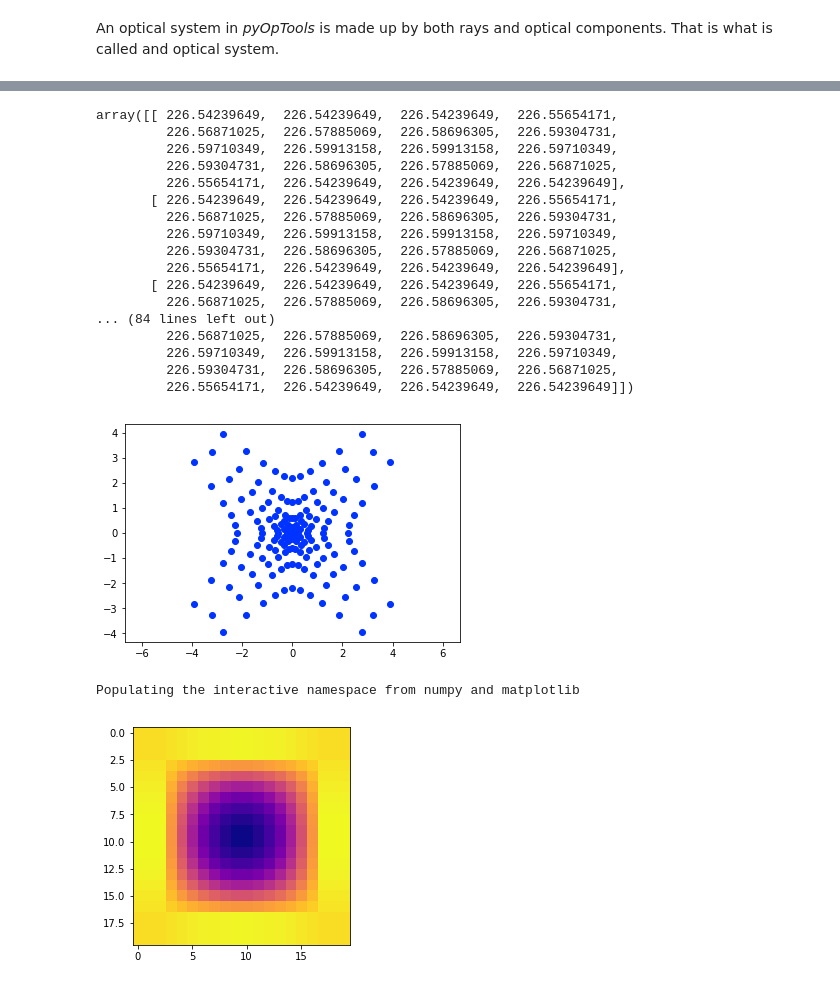
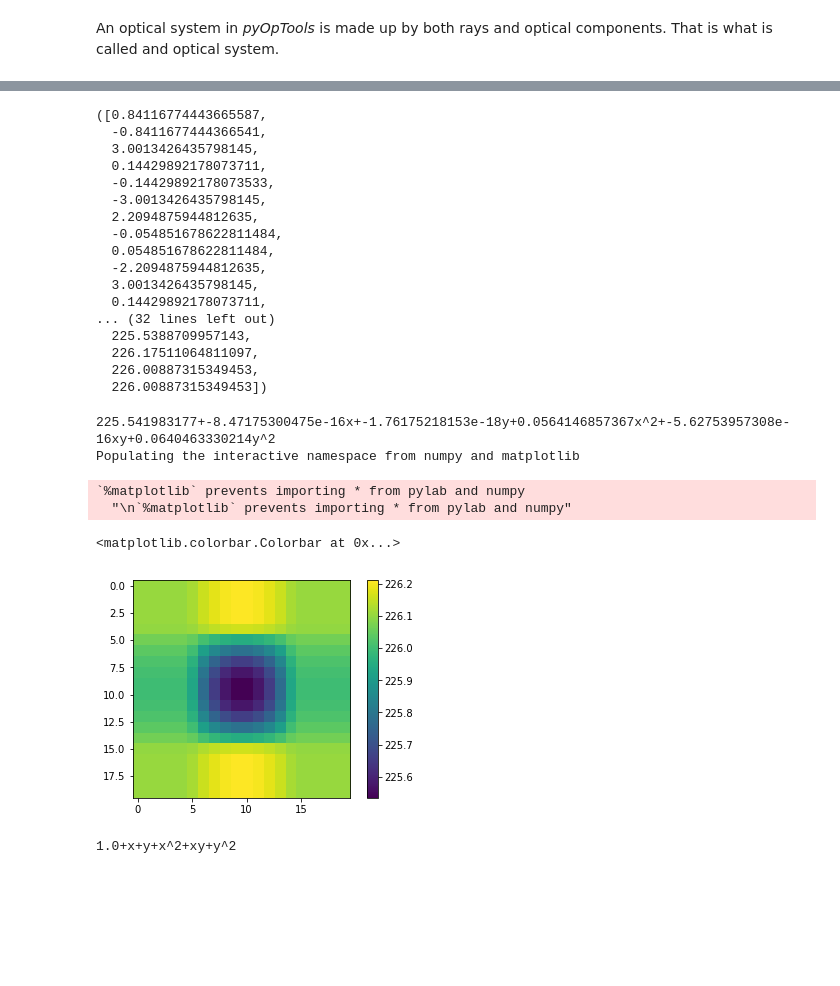
Before and after one commit to cihologramas/pyoptools, a Jupyter notebook: Tutorial.0.ipynb, the cells around one changed output, grey strips where cells are left out. Cells and saved outputs as stored; diff of their text form; code cells hidden in the pictures; blank space fills up the shorter version.

```diff
--- a/Tutorial.0.ipynb
+++ b/Tutorial.0.ipynb
@@ -455,34 +480,51 @@ To get both the hit points in the CCD and the optical path.
 
 spot_diagram_c(C)
 
-C.get_optical_path_map()
-
-#C. get_optical_path_data()
+C.get_optical_path_data()
 # %% [output]
-array([[ 226.54239649,  226.54239649,  226.54239649,  226.55654171,
-         226.56871025,  226.57885069,  226.58696305,  226.59304731,
-         226.59710349,  226.59913158,  226.59913158,  226.59710349,
-         226.59304731,  226.58696305,  226.57885069,  226.56871025,
-         226.55654171,  226.54239649,  226.54239649,  226.54239649],
-       [ 226.54239649,  226.54239649,  226.54239649,  226.55654171,
-         226.56871025,  226.57885069,  226.58696305,  226.59304731,
-         226.59710349,  226.59913158,  226.59913158,  226.59710349,
-         226.59304731,  226.58696305,  226.57885069,  226.56871025,
-         226.55654171,  226.54239649,  226.54239649,  226.54239649],
-       [ 226.54239649,  226.54239649,  226.54239649,  226.55654171,
-         226.56871025,  226.57885069,  226.58696305,  226.59304731,
-... (84 lines left out)
-         226.56871025,  226.57885069,  226.58696305,  226.59304731,
-         226.59710349,  226.59913158,  226.59913158,  226.59710349,
-         226.59304731,  226.58696305,  226.57885069,  226.56871025,
-         226.55654171,  226.54239649,  226.54239649,  226.54239649]])
+([0.84116774443665587,
+  -0.8411677444366541,
+  3.0013426435798145,
+  0.14429892178073711,
+  -0.14429892178073533,
+  -3.0013426435798145,
+  2.2094875944812635,
+  -0.054851678622811484,
+  0.054851678622811484,
+  -2.2094875944812635,
+  3.0013426435798145,
+  0.14429892178073711,
+... (32 lines left out)
+  225.5388709957143,
+  226.17511064811097,
+  226.00887315349453,
+  226.00887315349453])
-[figure, removed]
 # %%
-# Example : Visualization of the opticla map using pylab
+# Example : Polynomial aproximation and visualization of the opticla map using pylab.
+
+#C.get_optical_path_map()
+
+poly,error=C.get_optical_path_map_lsq(order=2)
+print(poly)
 
 %pylab inline
 imshow(C.get_optical_path_map())
-plasma()
+colorbar()
 # %% [output]
+225.541983177+-8.47175300475e-16x+-1.76175218153e-18y+0.0564146857367x^2+-5.62753957308e-16xy+0.0640463330214y^2
 Populating the interactive namespace from numpy and matplotlib
+`%matplotlib` prevents importing * from pylab and numpy
+  "\n`%matplotlib` prevents importing * from pylab and numpy"
+<matplotlib.colorbar.Colorbar at 0x...>
-[figure, old version]
+[figure, new version]
+# %%
+#%pylab inline
+p2d=poly2d([1,1,1,1,1,1])
+X,Y=meshgrid(linspace(-5,5,20),linspace(-5,5,20))
+
+print(p2d)
+
+#Z=p2d.eval(X,Y)
+#imshow(Z,extent=(-5,5,-5,5));colorbar()
+# %% [output]
+1.0+x+y+x^2+xy+y^2
```
Also changed, not shown: parts of 26 cells of this notebook, 1 other file.
